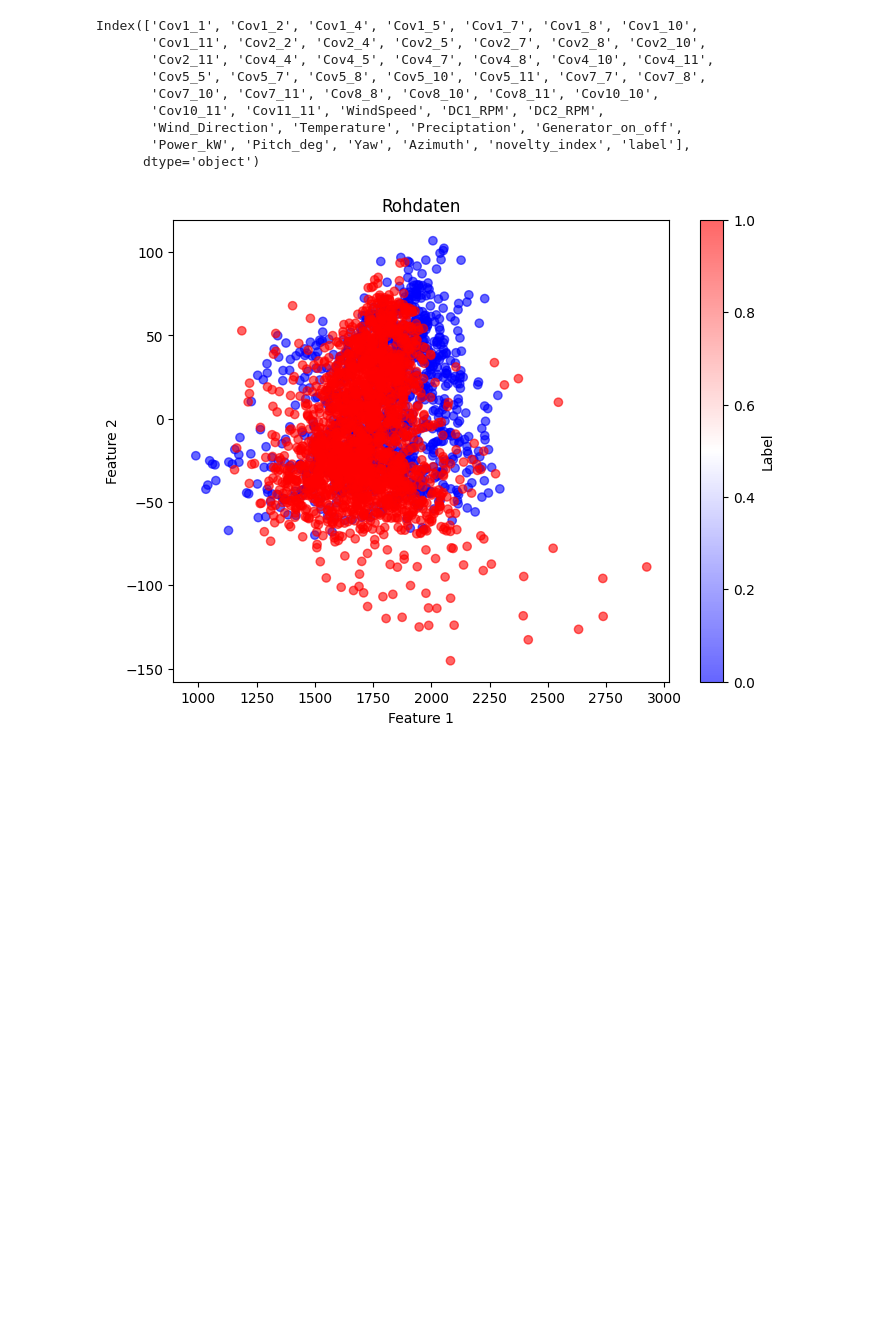
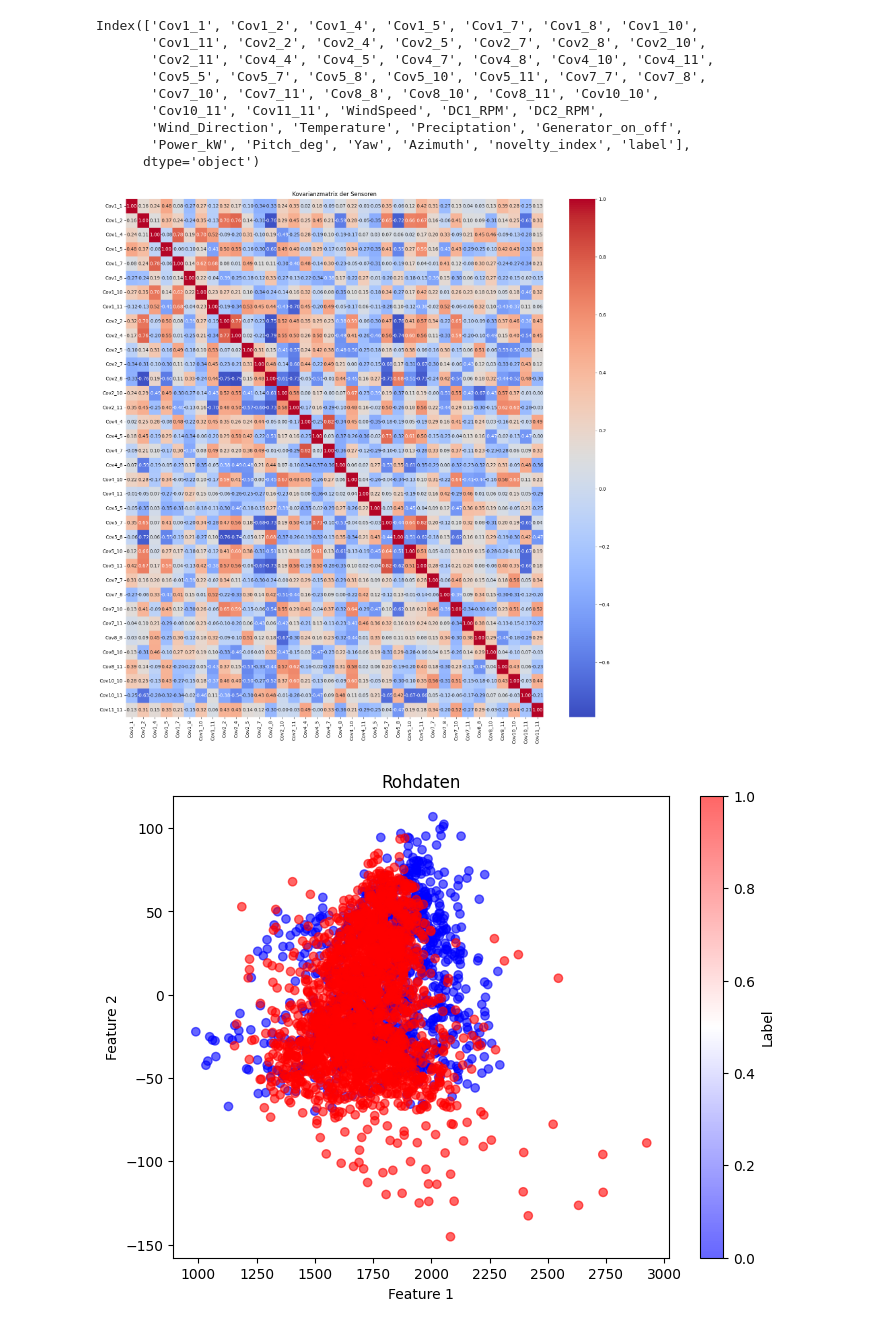
Before and after one commit to Chris-560/Dr.-Movsessian, a Jupyter notebook: Projekt Windkraftanlage/Projekt_Windkraftanlage copy 3.ipynb, the cells around one changed output. Drawn from its saved outputs; the diff is of its cells as text; code cells hidden in the pictures; blank space fills up the shorter version.

```diff
--- a/Projekt Windkraftanlage/Projekt_Windkraftanlage copy 3.ipynb
+++ b/Projekt Windkraftanlage/Projekt_Windkraftanlage copy 3.ipynb
@@ -210,6 +205,18 @@ Index(['Cov1_1', 'Cov1_2', 'Cov1_4', 'Cov1_5', 'Cov1_7', 'Cov1_8', 'Cov1_10',
        'Wind_Direction', 'Temperature', 'Preciptation', 'Generator_on_off',
        'Power_kW', 'Pitch_deg', 'Yaw', 'Azimuth', 'novelty_index', 'label'],
       dtype='object')
+# %%
+# Nur die Kovarianz-Spalten auswählen
+cov_columns = [col for col in df.columns if "Cov" in col]
+cov_matrix = df[cov_columns].corr()
+
+# Heatmap zeichnen
+plt.figure(figsize=(20,20))
+sns.heatmap(cov_matrix, annot=True, cmap="coolwarm", fmt=".2f")
+plt.title("Kovarianzmatrix der Sensoren")
+plt.show()
+# %% [output]
+[figure, added]
 # %%
 plt.figure(figsize=(8, 6))
 plt.scatter(df['Cov1_1'], df['Cov1_2'], c=df['label'], cmap='bwr', alpha=0.6)
```
Also changed, not shown: parts of 24 cells of this notebook.
